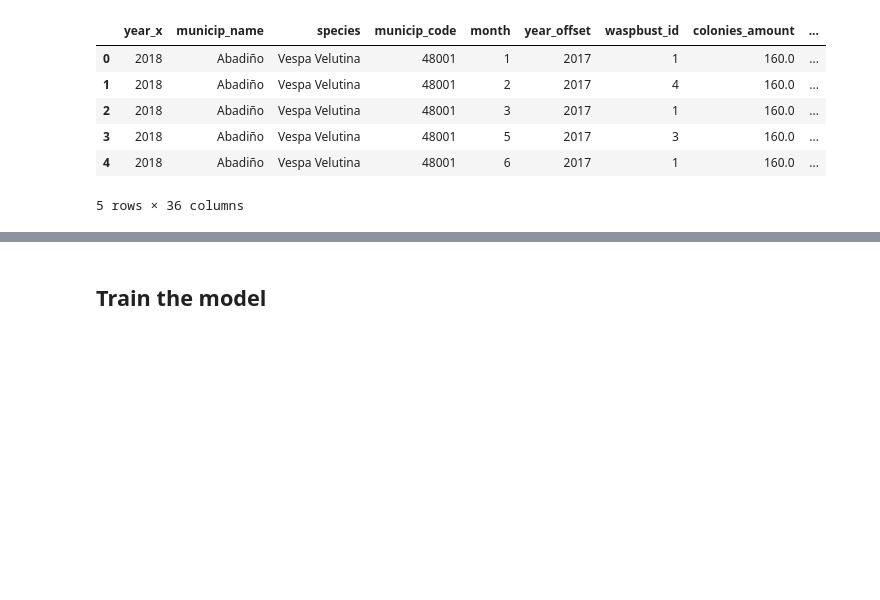
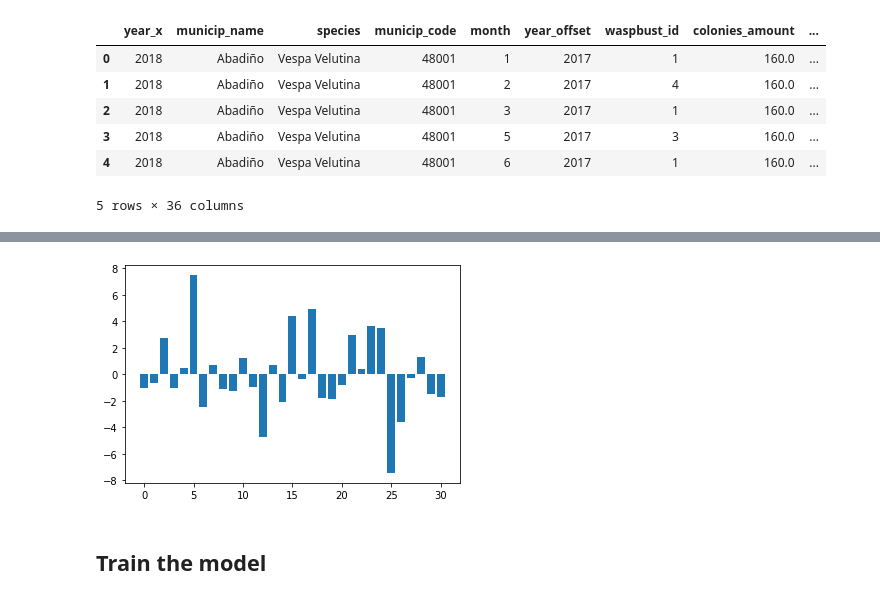
Before and after one commit to IEwaspbusters/KopuruVespaCompetitionIE, a Jupyter notebook: Competition_subs/2021-05-12_submit/batch_OLSyears/workerbee05_HEX.ipynb, the cells around one changed output, grey strips where cells are left out. Cells and saved outputs as stored; diff of their text form; code cells hidden in the pictures; blank space fills up the shorter version.

```diff
--- a/Competition_subs/2021-05-12_submit/batch_OLSyears/workerbee05_HEX.ipynb
+++ b/Competition_subs/2021-05-12_submit/batch_OLSyears/workerbee05_HEX.ipynb
@@ -77,5 +77,3 @@ QUEEN_train.head()
 | 3 | 2018 | Abadiño | Vespa Velutina | 48001 | 5 | 2017 | 3 | 160.0 | ... |
 | 4 | 2018 | Abadiño | Vespa Velutina | 48001 | 6 | 2017 | 1 | 160.0 | ... |
 5 rows × 36 columns
-# %%
-QUEEN_train = QUEEN_train.loc[:,['waspbust_id','weath_humidity','weath_meanTemp']] #add x variables
@@ -83,0 +90,3 @@ KeyError: "Passing list-likes to .loc or [] with any missing labels is no longer
+# %%
+QUEEN_train_X = QUEEN_train.drop(columns = ['waspbust_id', 'species', 'municip_name', 'station_code', 'codigo'])
+QUEEN_train_X
@@ -83,0 +127,3 @@ KeyError: "Passing list-likes to .loc or [] with any missing labels is no longer
+# %%
+QUEEN_train_Y = QUEEN_train['waspbust_id']
+QUEEN_train_Y
@@ -83,0 +176,10 @@ KeyError: "Passing list-likes to .loc or [] with any missing labels is no longer
+# %%
+# define the model
+model_fi = LinearRegression()
+# fit the model
+model_fi.fit(QUEEN_train_X, QUEEN_train_Y)
+# get importance
+importance = model_fi.coef_
+# summarize feature importance
+for i,v in enumerate(importance):
+	print('Feature: %0d, Score: %.5f' % (i,v))
@@ -84,3 +204,9 @@ KeyError: "Passing list-likes to .loc or [] with any missing labels is no longer
+# %%
+# plot feature importance
+pyplot.bar([x for x in range(len(importance))], importance)
+pyplot.show()
+# %% [output]
+[figure, added]
 # %% [markdown]
 ## Train the model
 # %%
```
Also changed, not shown: parts of 12 cells of this notebook, 1 other file.
